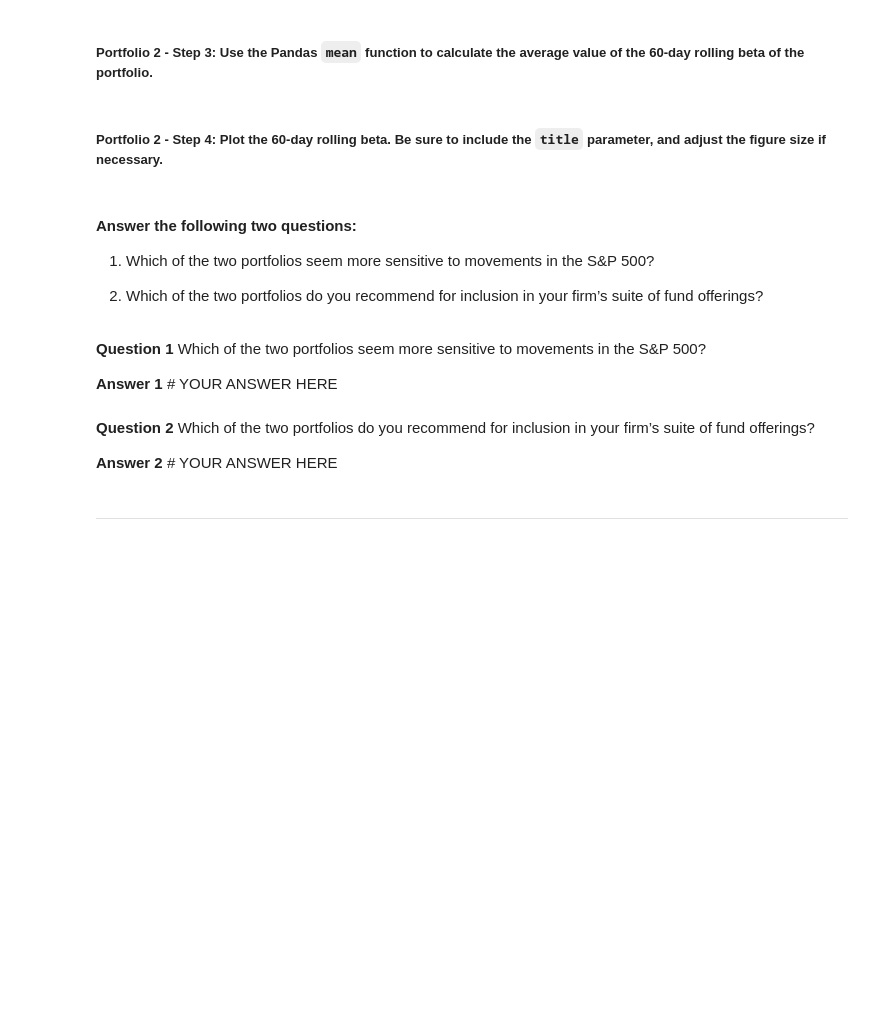
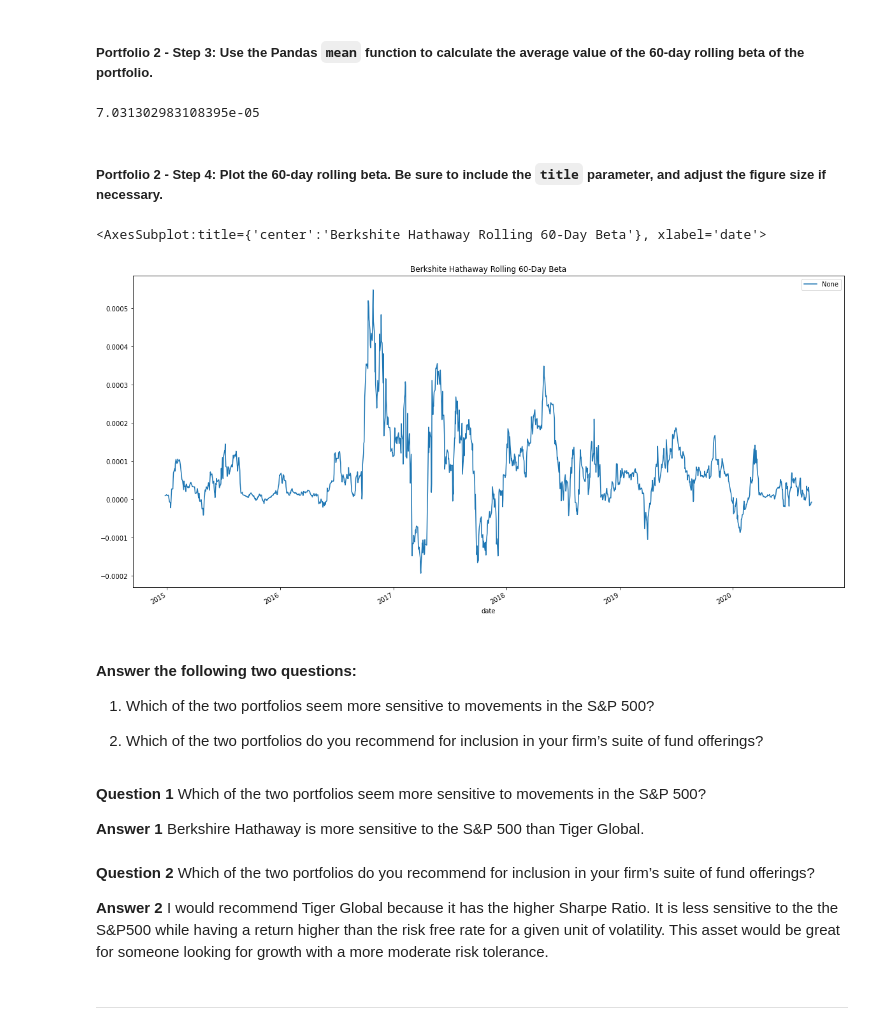
Before and after one commit to aaron-elliott/Challenge-4, a Jupyter notebook: risk_return_analysis.ipynb, the cells around one changed output. Cells and saved outputs as stored; diff of their text form; code cells hidden in the pictures; blank space fills up the shorter version.

```diff
--- a/risk_return_analysis.ipynb
+++ b/risk_return_analysis.ipynb
@@ -478,4 +474,7 @@ dtype: float64
 # %%
 # Calculate the covariance using a 60-day rolling window
 # Review the last five rows of the covariance data
-# YOUR CODE HERE
+
+cov_60_day2 = daily_returns["BERKSHIRE HATHAWAY INC"].rolling(window = 60).cov(whales_navs_df["S&P 500"]).dropna()
+
+cov_60_day.tail(5)
@@ -484,4 +491,7 @@ dtype: float64
 # %%
 # Calculate the beta based on the 60-day rolling covariance compared to the market (S&P 500)
 # Review the last five rows of the beta information
-# YOUR CODE HERE
+
+portfolio2_beta_60 = cov_60_day2 / sp500_60_day_var
+
+print(portfolio2_beta_60)
@@ -489,13 +513,21 @@ dtype: float64
 ##### Portfolio 2 - Step 3: Use the Pandas `mean` function to calculate the average value of the 60-day rolling beta of the portfolio.
 # %%
 # Calculate the average of the 60-day rolling beta
-# YOUR CODE HERE
+
+portfolio2_beta_60.mean()
+# %% [output]
+7.031302983108395e-05
 # %% [markdown]
 ##### Portfolio 2 - Step 4: Plot the 60-day rolling beta. Be sure to include the `title` parameter, and adjust the figure size if necessary.
 # %%
 # Plot the rolling beta
 # Include a title parameter and adjust the figure size
-# YOUR CODE HERE
+
+portfolio2_beta_60.plot(figsize = (20,10),
+  title = "Berkshite Hathaway Rolling 60-Day Beta", legend = "True")
+# %% [output]
+<AxesSubplot:title={'center':'Berkshite Hathaway Rolling 60-Day Beta'}, xlabel='date'>
+[figure, added]
 # %% [markdown]
 #### Answer the following two questions:
 
@@ -505,10 +537,10 @@ dtype: float64
 # %% [markdown]
 **Question 1** Which of the two portfolios seem more sensitive to movements in the S&P 500?
 
-**Answer 1** # YOUR ANSWER HERE
+**Answer 1** Berkshire Hathaway is more sensitive to the S&P 500 than Tiger Global.
 # %% [markdown]
 **Question 2** Which of the two portfolios do you recommend for inclusion in your firm’s suite of fund offerings?
 
-**Answer 2** # YOUR ANSWER HERE
+**Answer 2** I would recommend Tiger Global because it has the higher Sharpe Ratio. It is less sensitive to the the S&P500 while having a return higher than the risk free rate for a given unit of volatility. This asset would be great for someone looking for growth with a more moderate risk tolerance.
 # %% [markdown]
 ---
```
Also changed, not shown: parts of 6 cells of this notebook.
